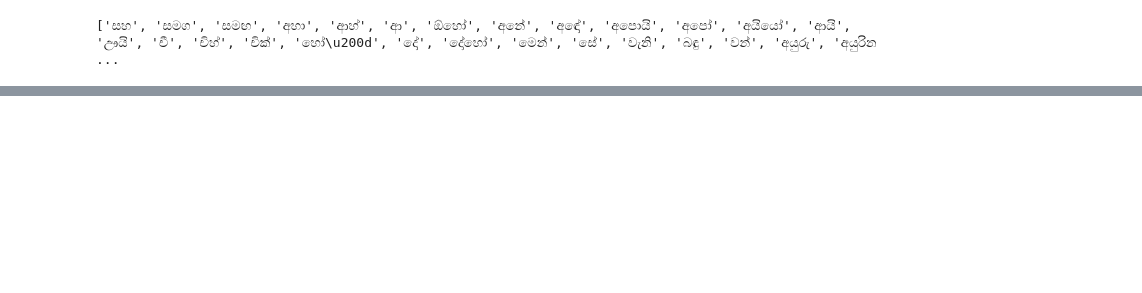
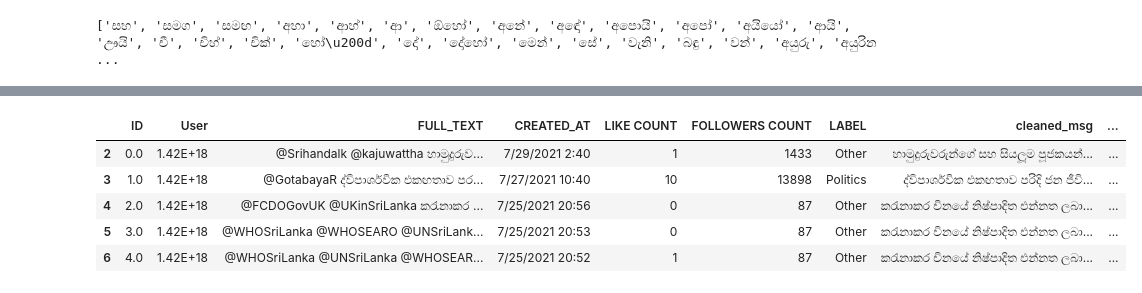
Before and after one commit to chandima131/Sinhala-Text-Classification, a Jupyter notebook: PreProcessing & Remove stop words.ipynb, the cells around one changed output, grey strips where cells are left out. Saved outputs shown, nothing was run; the diff lists cells and outputs as text; code cells hidden in the pictures; blank space fills up the shorter version.

```diff
--- a/PreProcessing & Remove stop words.ipynb
+++ b/PreProcessing & Remove stop words.ipynb
@@ -167,3 +174,13 @@ data.head()
+# %%
+data.drop_duplicates(subset='stemming_words',keep='first',inplace = True)
+data.head()
+# %% [output]
+|  | ID | User | FULL_TEXT | CREATED_AT | LIKE COUNT | FOLLOWERS COUNT | LABEL | cleaned_msg | ... |
+| 2 | 0.0 | 1.42E+18 | @Srihandalk @kajuwattha හාමුදුරුව... | 7/29/2021 2:40 | 1 | 1433 | Other | හාමුදුරුවරුන්ගේ සහ සියලූම පූජකයන්... | ... |
+| 3 | 1.0 | 1.42E+18 | @GotabayaR ද්විපාර්ශවික එකඟතාව පර... | 7/27/2021 10:40 | 10 | 13898 | Politics | ද්විපාර්ශවික එකඟතාව පරිදි ජන ජීවි... | ... |
+| 4 | 2.0 | 1.42E+18 | @FCDOGovUK @UKinSriLanka කරැනාකර ... | 7/25/2021 20:56 | 0 | 87 | Other | කරැනාකර චිනයේ නිෂ්පාදිත එන්නත ලබා... | ... |
+| 5 | 3.0 | 1.42E+18 | @WHOSriLanka @WHOSEARO @UNSriLank... | 7/25/2021 20:53 | 0 | 87 | Other | කරැනාකර චිනයේ නිෂ්පාදිත එන්නත ලබා... | ... |
+| 6 | 4.0 | 1.42E+18 | @WHOSriLanka @UNSriLanka @WHOSEAR... | 7/25/2021 20:52 | 1 | 87 | Other | කරැනාකර චිනයේ නිෂ්පාදිත එන්නත ලබා... | ... |
 # %%
 df = pd.DataFrame(data, columns= ['User', 'CREATED_AT','LABEL','stemming_words'])
 df.to_csv("FinalListPreprocessedData.csv")
```
Also changed, not shown: parts of 14 cells of this notebook, 7 other files.
